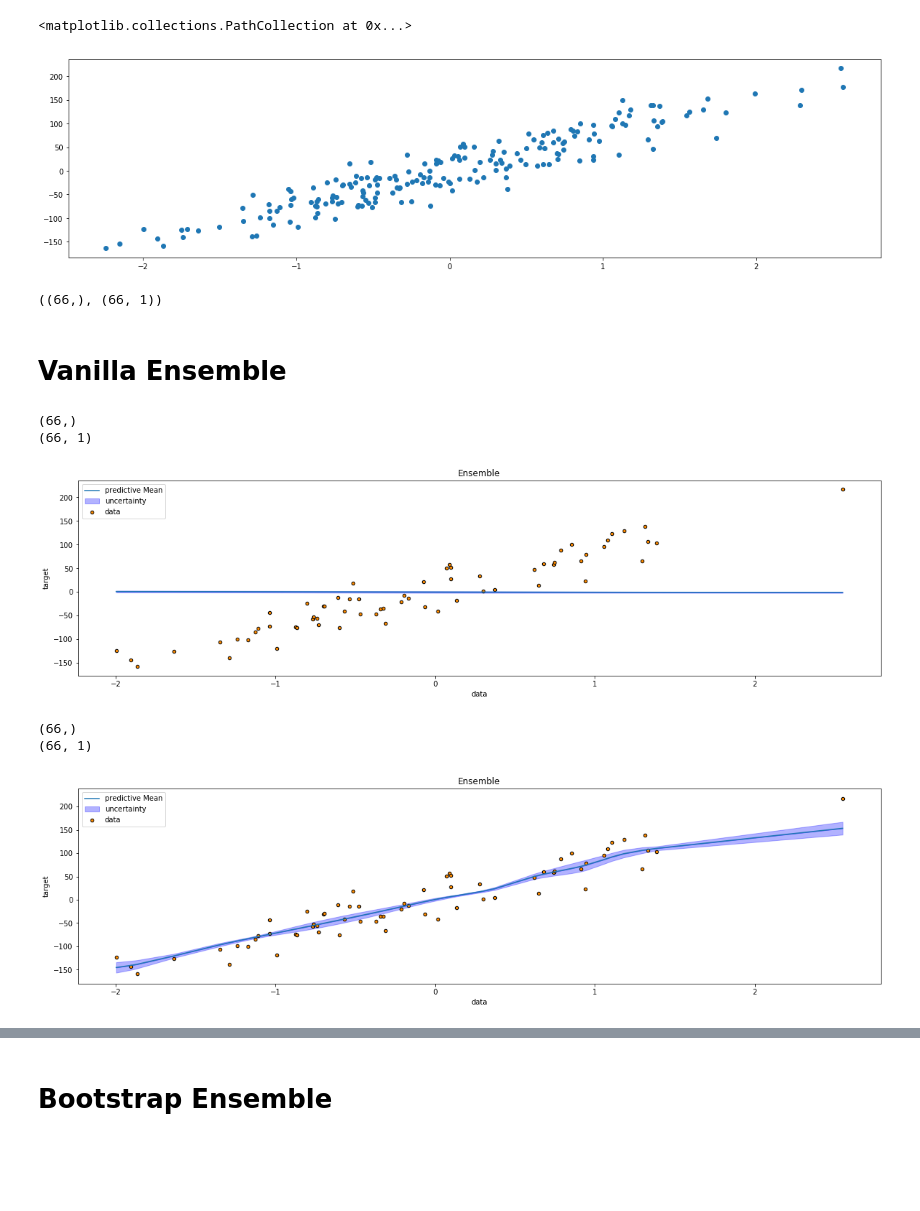
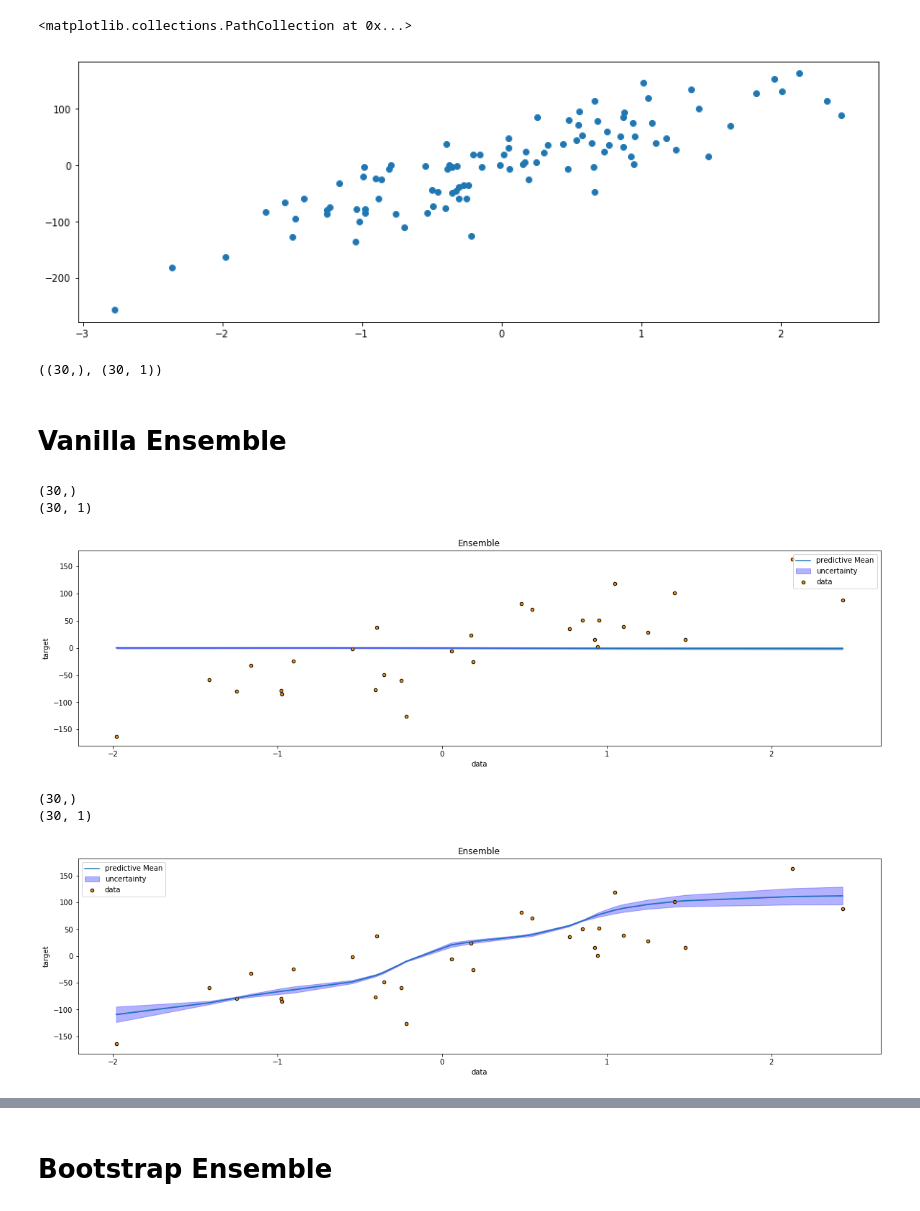
Before and after one commit to wooohoooo/Master-Thesis, a Jupyter notebook: new_structure/Linear_Toy_dataset.ipynb, the cells around one changed output, grey strips where cells are left out. Drawn from its saved outputs; the diff is of its cells as text; code cells hidden in the pictures; blank space fills up the shorter version.

```diff
--- a/new_structure/Linear_Toy_dataset.ipynb
+++ b/new_structure/Linear_Toy_dataset.ipynb
@@ -9,13 +9,13 @@ importlib.reload(networks) #this is for notebooks - otherwise I have to restart
 
 
 
-
+import tensorflow as tf
 
 import numpy as np
 import matplotlib.pyplot as plt
 
 %matplotlib inline
-plt.rcParams['figure.figsize'] = [20, 5]
+plt.rcParams['figure.figsize'] = [15, 5]
 
 from sklearn.model_selection import train_test_split
 
@@ -57,30 +60,30 @@ bootstrap_ensemble = {'num_neurons':[10,10,10],'num_epochs':num_epochs,'optimize
 # %%
-X, y = make_regression(n_samples=200, n_features=1, noise=25,random_state=420)
-X_train, X_test, y_train, y_test = train_test_split(X, y, test_size=0.33, random_state=420)
+X, y = make_regression(n_samples=100, n_features=1, noise=35,random_state=430)#,n_informative=1,bias=100)
+X_train, X_test, y_train, y_test = train_test_split(X, y, test_size=0.3, random_state=430)
 plt.scatter(X,y)
 # %% [output]
 <matplotlib.collections.PathCollection at 0x...>
-[figure, old version]
+[figure, new version]
 # %%
 y_test.shape, X_test.shape
 # %% [output]
-((66,), (66, 1))
+((30,), (30, 1))
 # %% [markdown]
 # Vanilla Ensemble
 # %%
 vanialla_ensemble = ensembles.VanillaEnsemble(estimator_stats = ensemble)
-vanialla_ensemble.ensemble_mutli_dimensional_scatterplot(X_test,y_test,figsize=(20,5))
+plot = vanialla_ensemble.ensemble_mutli_dimensional_scatterplot(X_test,y_test,figsize=(20,5))
 # %% [output]
-(66,)
-(66, 1)
+(30,)
+(30, 1)
-[figure, old version]
+[figure, new version]
 # %%
 vanialla_ensemble.fit(X_train,y_train)
-vanialla_ensemble.ensemble_mutli_dimensional_scatterplot(X_test,y_test,figsize=(20,5))
+plot = vanialla_ensemble.ensemble_mutli_dimensional_scatterplot(X_test,y_test,figsize=(20,5))
 # %% [output]
-(66,)
-(66, 1)
+(30,)
+(30, 1)
-[figure, old version]
+[figure, new version]
 # %%
 vanialla_ensemble.self_evaluate(X_test,y_test)
 # %% [output]
```
Also changed, not shown: parts of 14 cells of this notebook, 5 other files.
